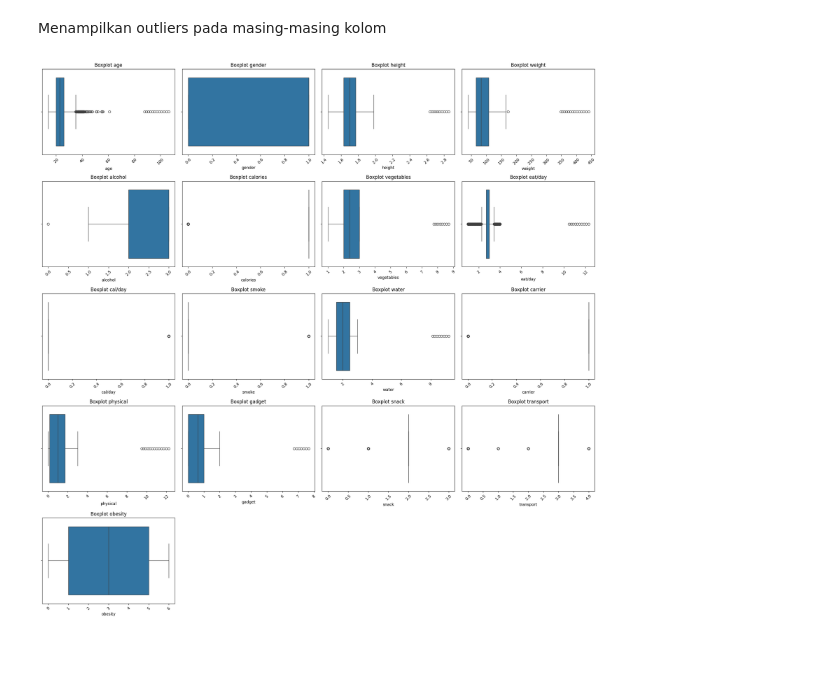
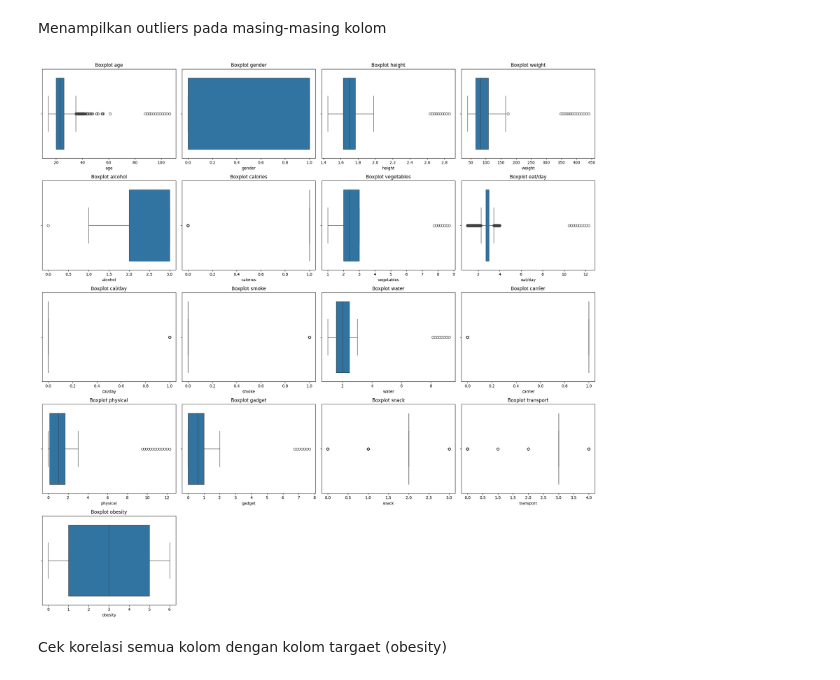
Before and after one commit to Adrian2469/Bengkel-Koding, a Jupyter notebook: Capstone_UAS.ipynb, the cells around one changed output. Cells and saved outputs as stored; diff of their text form; code cells hidden in the pictures; blank space fills up the shorter version.

```diff
--- a/Capstone_UAS.ipynb
+++ b/Capstone_UAS.ipynb
@@ -241,27 +241,29 @@ Menampilkan outliers pada masing-masing kolom
 # %%
 # Ambil kolom numerik
 numeric_cols = df.select_dtypes(include=['float64', 'int64']).columns
 
 # Tentukan jumlah kolom dan ukuran grid (misal: 3 kolom per baris)
 n_cols = 4
 n_plots = len(numeric_cols)
 n_rows = math.ceil(n_plots / n_cols)
 
 # Buat grid subplot
 fig, axes = plt.subplots(n_rows, n_cols, figsize=(n_cols * 5, n_rows * 4))
 axes = axes.flatten()  # agar bisa diakses dengan 1D index
 
 # Loop dan buat boxplot di tiap subplot
 for i, col in enumerate(numeric_cols):
     sns.boxplot(data=df, x=col, ax=axes[i])
     axes[i].set_title(f'Boxplot {col}')
-    axes[i].tick_params(axis='x', rotation=45)
+    axes[i].tick_params(axis='x')
 
 # Hapus subplot kosong jika ada
 for j in range(i+1, len(axes)):
     fig.delaxes(axes[j])
 
 plt.tight_layout()
 plt.show()
 # %% [output]
-[figure, old version]
+[figure, new version]
+# %% [markdown]
+Cek korelasi semua kolom dengan kolom targaet (obesity)
```
Also changed, not shown: parts of 7 cells of this notebook.
